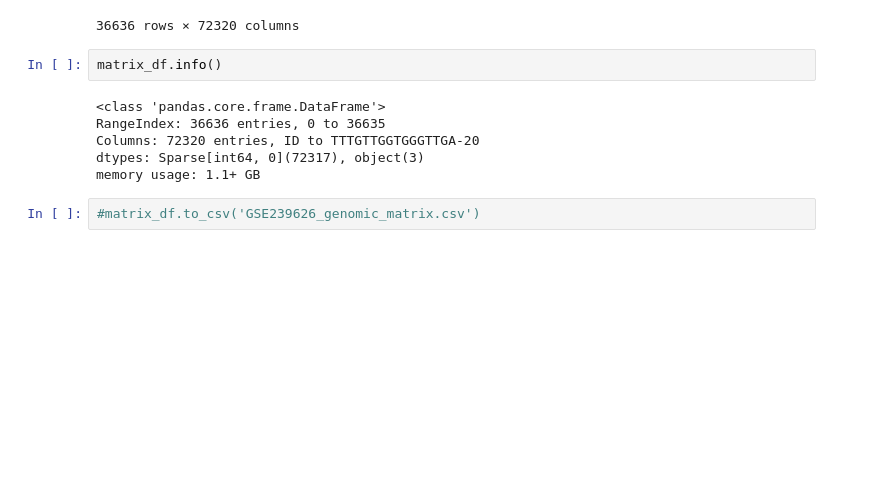
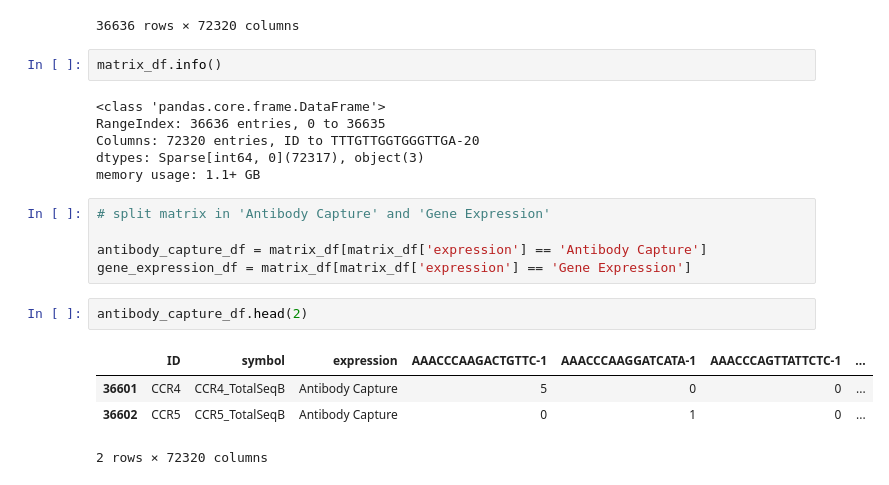
Before and after one commit to multi-omics-integration-for-MS/MS-GEO-Datasets, a Jupyter notebook: GSE239626/preproc.ipynb, the cells around one changed output. Saved outputs shown, nothing was run; the diff lists cells and outputs as text; blank space fills up the shorter version.

```diff
--- a/GSE239626/preproc.ipynb
+++ b/GSE239626/preproc.ipynb
@@ -201,5 +207,15 @@ RangeIndex: 36636 entries, 0 to 36635
 Columns: 72320 entries, ID to TTTGTTGGTGGGTTGA-20
 dtypes: Sparse[int64, 0](72317), object(3)
 memory usage: 1.1+ GB
-# %%
-#matrix_df.to_csv('GSE239626_genomic_matrix.csv')
+# %%
+# split matrix in 'Antibody Capture' and 'Gene Expression'
+
+antibody_capture_df = matrix_df[matrix_df['expression'] == 'Antibody Capture']
+gene_expression_df = matrix_df[matrix_df['expression'] == 'Gene Expression']
+# %%
+antibody_capture_df.head(2)
+# %% [output]
+|  | ID | symbol | expression | AAACCCAAGACTGTTC-1 | AAACCCAAGGATCATA-1 | AAACCCAGTTATTCTC-1 | ... |
+| 36601 | CCR4 | CCR4_TotalSeqB | Antibody Capture | 5 | 0 | 0 | ... |
+| 36602 | CCR5 | CCR5_TotalSeqB | Antibody Capture | 0 | 1 | 0 | ... |
+2 rows × 72320 columns
```
Also changed, not shown: parts of 13 cells of this notebook, 4 other files.
